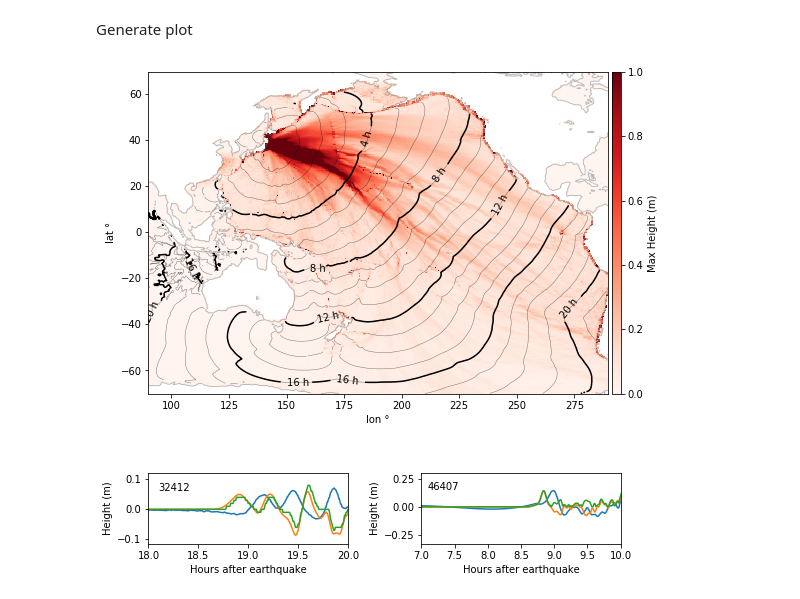
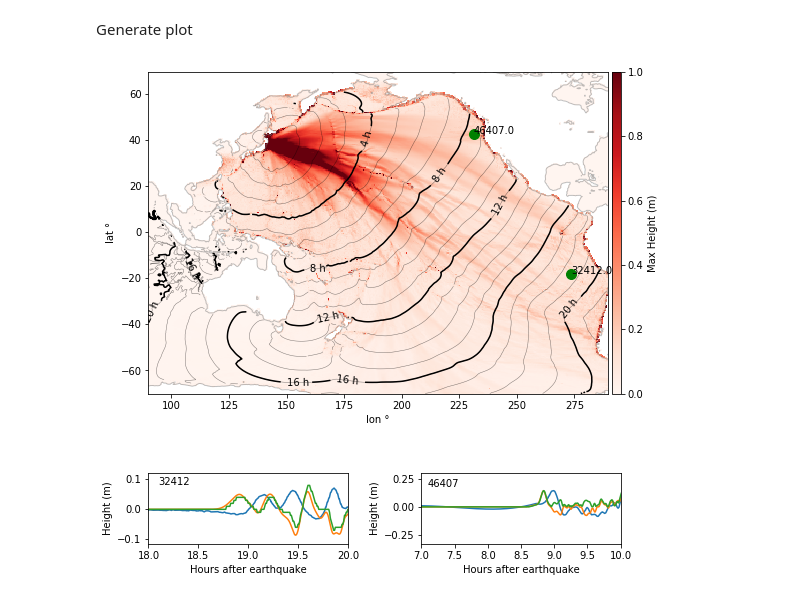
Before and after one commit to jgalazm/comp-geo-paper-figures, a Jupyter notebook: 04_tohoku2011/comparison/finalPlots.ipynb, the cells around one changed output. Saved outputs shown, nothing was run; the diff lists cells and outputs as text; code cells hidden in the pictures.

Commit message:
add dart buoys location to maps

```diff
--- a/04_tohoku2011/comparison/finalPlots.ipynb
+++ b/04_tohoku2011/comparison/finalPlots.ipynb
@@ -64,5 +64,8 @@ ranges= {
     32412: [18, 20]
 }
 s = 10 #skip size
+darts_locations = np.array([[273.626,-17.984, 32412],
+                         [231.168,42.682, 46407]])
+hmax_masked = np.ma.masked_where(bathymetry<10,hmax)
 # %%
 from mpl_toolkits.axes_grid1 import make_axes_locatable
@@ -81,37 +82,41 @@ ax3 = f.add_subplot(gs[1,1])
 
 p = ax1.pcolormesh(x[::s,::s],y[::s,::s],hmax_masked[::s,::s],vmax=1,vmin=0, cmap=plt.cm.Reds)
 divider = make_axes_locatable(ax1)
+ax1.scatter(darts_locations[:,0],darts_locations[:,1],color='green',marker='o', s=100)
+for lon,lat,txt in darts_locations:
+    ax1.annotate(txt, [lon,lat])
 cax = divider.append_axes("right", size="2%", pad=0.05)
 cbar = f.colorbar(p,cax)
 cbar.set_label('Max Height (m)')
 
 ax1.contour(x[::s,::s],y[::s,::s], bathymetry[::s,::s], [10], linewidths=1, alpha=0.5, colors='grey')
 CS = ax1.contour(x[::s,::s],y[::s,::s],harrmasked[::s,::s]/60/60,np.arange(0,24,4),colors='k')
 ax1.clabel(CS, inline=1, fontsize=10, fmt='%i h')
-ax1.contour(x[::s,::s],y[::s,::s],harrmasked[::s,::s]/60/60,np.arange(0,24,1),colors='k', linewidths=0.5, alpha=0.5)
+ax1.contour(x[::s,::s],y[::s,::s],harrmasked[::s,::s]/60/60,
+            np.arange(0,24,1),colors='k', linewidths=0.5, alpha=0.5)
+
 ax1.set_aspect(1)
 ax1.set_xlabel('lon °')
 ax1.set_ylabel('lat °')
 
 dart = 32412
 ax2.plot(darts[dart][:,0]*24, darts[dart][:,1])
 ax2.plot(np.array(nami[dart].time)/60/60, nami[dart].surface)
 ax2.plot(ewave['Minute']/60,ewave[str(dart)])
 ax2.set_xlim(ranges[dart][0],ranges[dart][1])
 ax2.set_xlabel('Hours after earthquake')
 ax2.set_ylabel('Height (m)')
-ax2.text(18.1,0.06,'%s'%dart)
+ax2.text(18.1,0.08,'%s'%dart)
 
 dart = 46407
 ax3.plot(darts[dart][:,0]*24, darts[dart][:,1], label='%s'%dart)
 ax3.plot(np.array(nami[dart].time)/60/60, nami[dart].surface, label='Nami')
 ax3.plot(ewave['Minute']/60,ewave[str(dart)], label='easywave')
 ax3.set_xlim(ranges[dart][0],ranges[dart][1])
 ax3.set_xlabel('Hours after earthquake')
 ax3.set_ylabel('Height (m)')
-ax3.text(7.1,0.15,'%s'%dart)
-# ax3.legend(loc= 0, ncol=1, bbox_to_anchor=(1.2, 0.5))
+ax3.text(7.1,0.18,'%s'%dart)
 
 plt.tight_layout()
 # %% [output]
-[figure, old version]
+[figure, new version]
```
Also changed, not shown: parts of 1 cell of this notebook, 1 other file.
